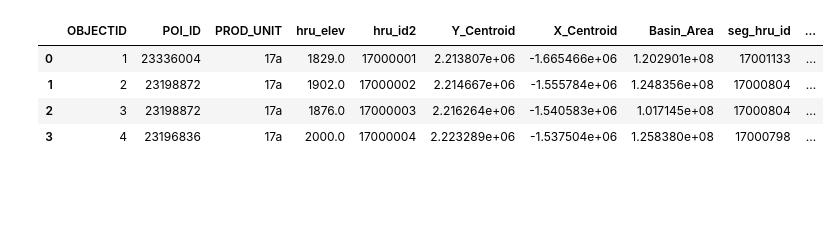
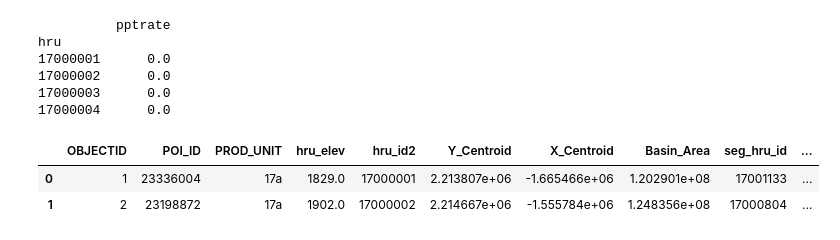
Before and after one commit to hydrofcst/luit, a Jupyter notebook: spatialplot_toycase.ipynb, the cells around one changed output. Saved outputs shown, nothing was run; the diff lists cells and outputs as text; code cells hidden in the pictures; blank space fills up the shorter version.

```diff
--- a/spatialplot_toycase.ipynb
+++ b/spatialplot_toycase.ipynb
@@ -21,11 +39,20 @@ print(hrus)
+# %%
+#Extracts SUMMA variable for all 11723 HRUs at a particular timestep
+summasel = summaout.isel(time = 50)['pptrate'].drop('time').to_dataframe()
+print(summasel.head(4))
+# %% [output]
+          pptrate
+hru
+17000001      0.0
+17000002      0.0
+17000003      0.0
+17000004      0.0
 # %%
 polydat = gpd.read_file(polyshp)                #Imports the polygon shapefile
-polydat.head(4)
+polydat.head(2)
 # %% [output]
 |  | OBJECTID | POI_ID | PROD_UNIT | hru_elev | hru_id2 | Y_Centroid | X_Centroid | Basin_Area | seg_hru_id | ... |
 | 0 | 1 | 23336004 | 17a | 1829.0 | 17000001 | 2.213807e+06 | -1.665466e+06 | 1.202901e+08 | 17001133 | ... |
 | 1 | 2 | 23198872 | 17a | 1902.0 | 17000002 | 2.214667e+06 | -1.555784e+06 | 1.248356e+08 | 17000804 | ... |
-| 2 | 3 | 23198872 | 17a | 1876.0 | 17000003 | 2.216264e+06 | -1.540583e+06 | 1.017145e+08 | 17000804 | ... |
-| 3 | 4 | 23196836 | 17a | 2000.0 | 17000004 | 2.223289e+06 | -1.537504e+06 | 1.258380e+08 | 17000798 | ... |
 # %%
 segdat = gpd.read_file(segshp)                  #Imports the segment shapefile
```
Also changed, not shown: parts of 15 cells of this notebook.
